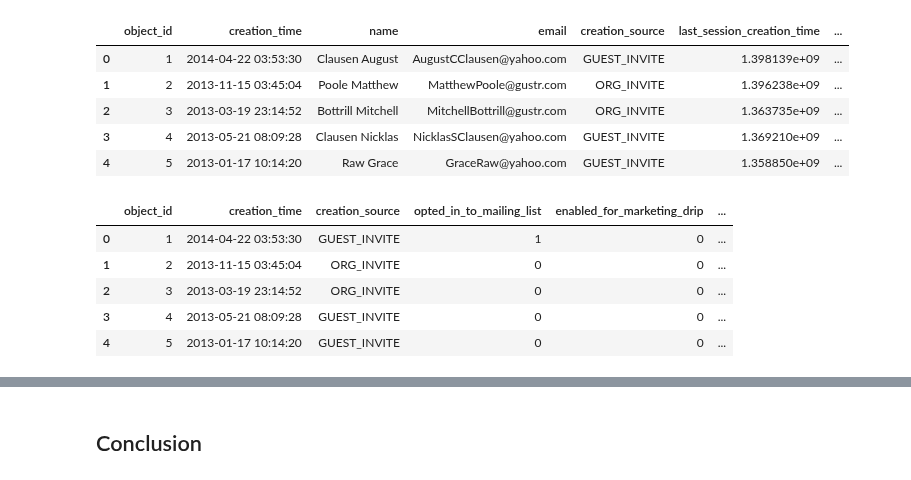
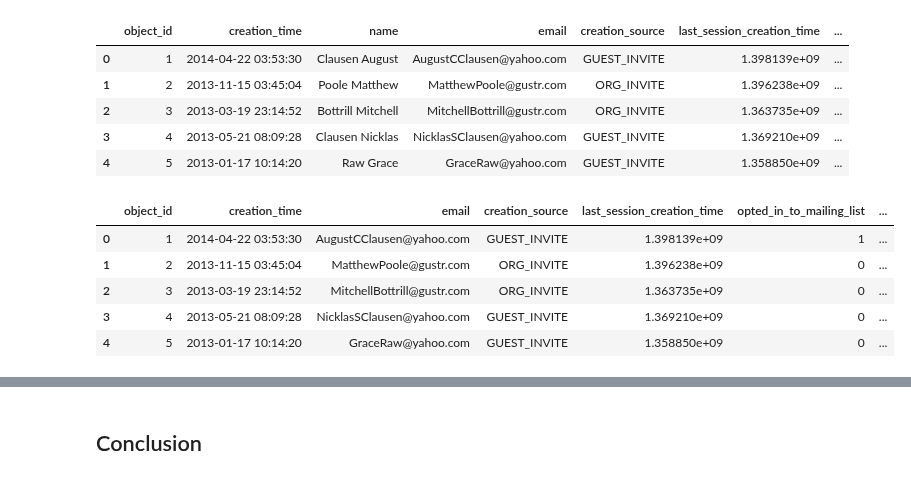
Before and after one commit to nicolechao/springboard-data-science, a Jupyter notebook: Mini Projects and Exercises/User Engagement Data Analysis/analysis.ipynb, the cells around one changed output, grey strips where cells are left out. Saved outputs shown, nothing was run; the diff lists cells and outputs as text; code cells hidden in the pictures.

```diff
--- a/Mini Projects and Exercises/User Engagement Data Analysis/analysis.ipynb
+++ b/Mini Projects and Exercises/User Engagement Data Analysis/analysis.ipynb
@@ -146,14 +158,16 @@ df_users.head()
 | 2 | 3 | 2013-03-19 23:14:52 | Bottrill Mitchell | MitchellBottrill@gustr.com | ORG_INVITE | 1.363735e+09 | ... |
 | 3 | 4 | 2013-05-21 08:09:28 | Clausen Nicklas | NicklasSClausen@yahoo.com | GUEST_INVITE | 1.369210e+09 | ... |
 | 4 | 5 | 2013-01-17 10:14:20 | Raw Grace | GraceRaw@yahoo.com | GUEST_INVITE | 1.358850e+09 | ... |
-# %%
-df_users = df_users[['object_id', 'creation_time', 'creation_source', 'opted_in_to_mailing_list', 'enabled_for_marketing_drip', 'is_adopted_user', 'org_id']]
-df_users.head()
-# %% [output]
-|  | object_id | creation_time | creation_source | opted_in_to_mailing_list | enabled_for_marketing_drip | ... |
-| 0 | 1 | 2014-04-22 03:53:30 | GUEST_INVITE | 1 | 0 | ... |
-| 1 | 2 | 2013-11-15 03:45:04 | ORG_INVITE | 0 | 0 | ... |
-| 2 | 3 | 2013-03-19 23:14:52 | ORG_INVITE | 0 | 0 | ... |
-| 3 | 4 | 2013-05-21 08:09:28 | GUEST_INVITE | 0 | 0 | ... |
-| 4 | 5 | 2013-01-17 10:14:20 | GUEST_INVITE | 0 | 0 | ... |
+# %%
+# select features/target.
+# remove name as in terms of privacy it should NOT be a feature.
+df_users = df_users[['object_id', 'creation_time', 'email', 'creation_source', 'last_session_creation_time', 'opted_in_to_mailing_list', 'enabled_for_marketing_drip', 'org_id', 'is_adopted_user',]]
+df_users.head()
+# %% [output]
+|  | object_id | creation_time | email | creation_source | last_session_creation_time | opted_in_to_mailing_list | ... |
+| 0 | 1 | 2014-04-22 03:53:30 | AugustCClausen@yahoo.com | GUEST_INVITE | 1.398139e+09 | 1 | ... |
+| 1 | 2 | 2013-11-15 03:45:04 | MatthewPoole@gustr.com | ORG_INVITE | 1.396238e+09 | 0 | ... |
+| 2 | 3 | 2013-03-19 23:14:52 | MitchellBottrill@gustr.com | ORG_INVITE | 1.363735e+09 | 0 | ... |
+| 3 | 4 | 2013-05-21 08:09:28 | NicklasSClausen@yahoo.com | GUEST_INVITE | 1.369210e+09 | 0 | ... |
+| 4 | 5 | 2013-01-17 10:14:20 | GraceRaw@yahoo.com | GUEST_INVITE | 1.358850e+09 | 0 | ... |
 # %%
```
Also changed, not shown: parts of 23 cells of this notebook.
